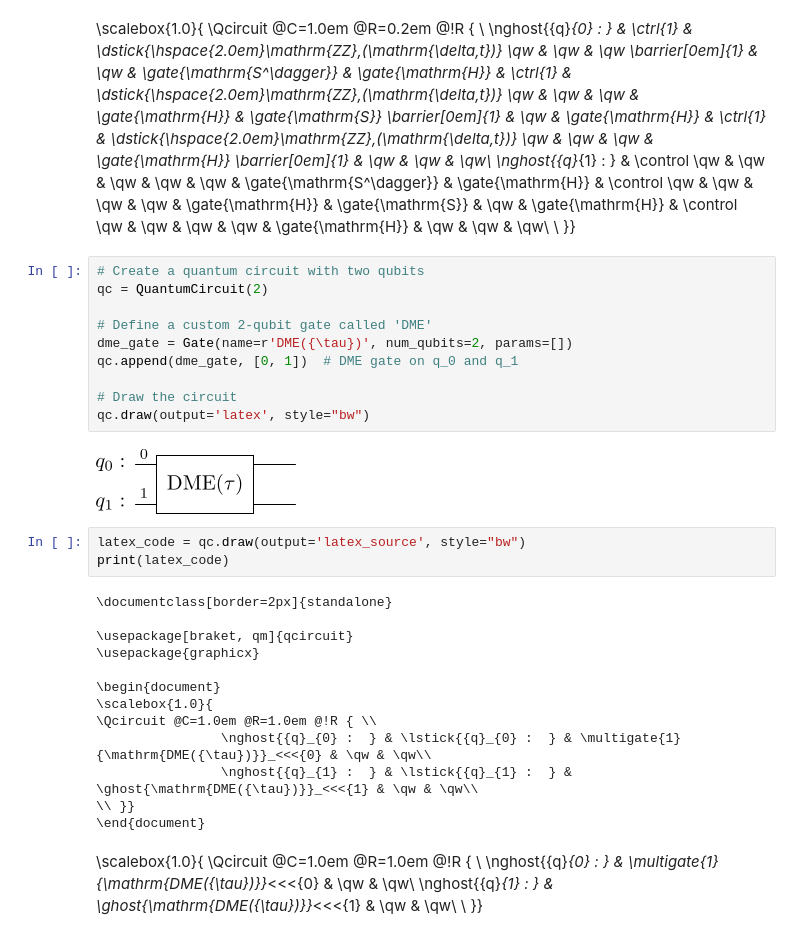
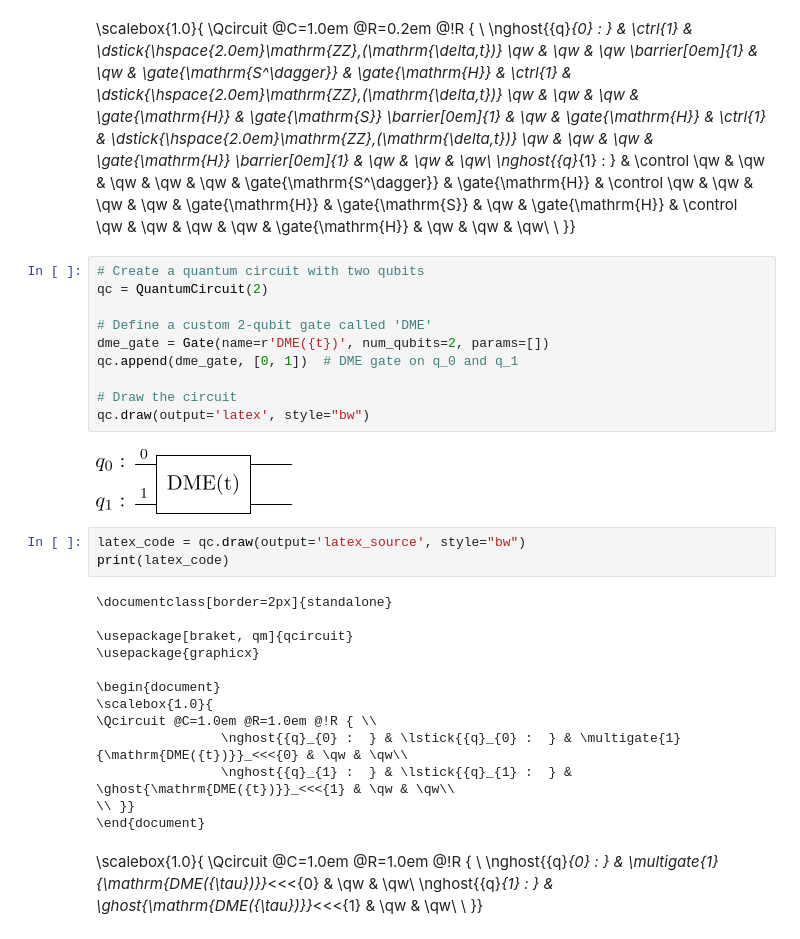
Before and after one commit to khanhuyengiang/dbac, a Jupyter notebook: jupyter_notebooks/circuit_draw.ipynb, the cells around one changed output. Saved outputs shown, nothing was run; the diff lists cells and outputs as text.

```diff
--- a/jupyter_notebooks/circuit_draw.ipynb
+++ b/jupyter_notebooks/circuit_draw.ipynb
@@ -93,15 +95,15 @@ print(latex_code)
 # %%
 # Create a quantum circuit with two qubits
 qc = QuantumCircuit(2)
 
 # Define a custom 2-qubit gate called 'DME'
-dme_gate = Gate(name=r'DME({\tau})', num_qubits=2, params=[])
+dme_gate = Gate(name=r'DME({t})', num_qubits=2, params=[])
 qc.append(dme_gate, [0, 1])  # DME gate on q_0 and q_1
 
 # Draw the circuit
 qc.draw(output='latex', style="bw")
 # %% [output]
-[figure, old version]
+[figure, new version]
 # %%
 latex_code = qc.draw(output='latex_source', style="bw")
 print(latex_code)
@@ -114,8 +116,8 @@ print(latex_code)
 \begin{document}
 \scalebox{1.0}{
 \Qcircuit @C=1.0em @R=1.0em @!R { \\
-                \nghost{{q}_{0} :  } & \lstick{{q}_{0} :  } & \multigate{1}{\mathrm{DME({\tau})}}_<<<{0} & \qw & \qw\\
-                \nghost{{q}_{1} :  } & \lstick{{q}_{1} :  } & \ghost{\mathrm{DME({\tau})}}_<<<{1} & \qw & \qw\\
+                \nghost{{q}_{0} :  } & \lstick{{q}_{0} :  } & \multigate{1}{\mathrm{DME({t})}}_<<<{0} & \qw & \qw\\
+                \nghost{{q}_{1} :  } & \lstick{{q}_{1} :  } & \ghost{\mathrm{DME({t})}}_<<<{1} & \qw & \qw\\
 \\ }}
 \end{document}
 # %% [markdown]
```
Also changed, not shown: parts of 12 cells of this notebook, 19 other files.
